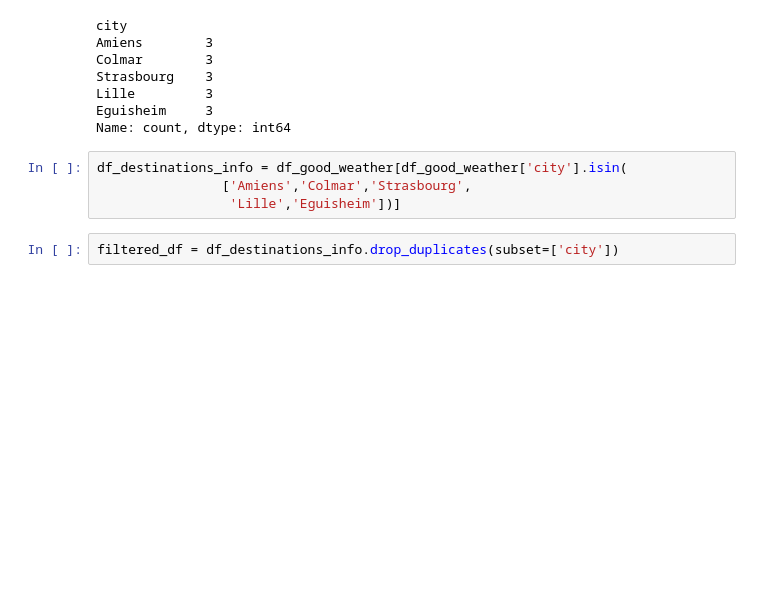
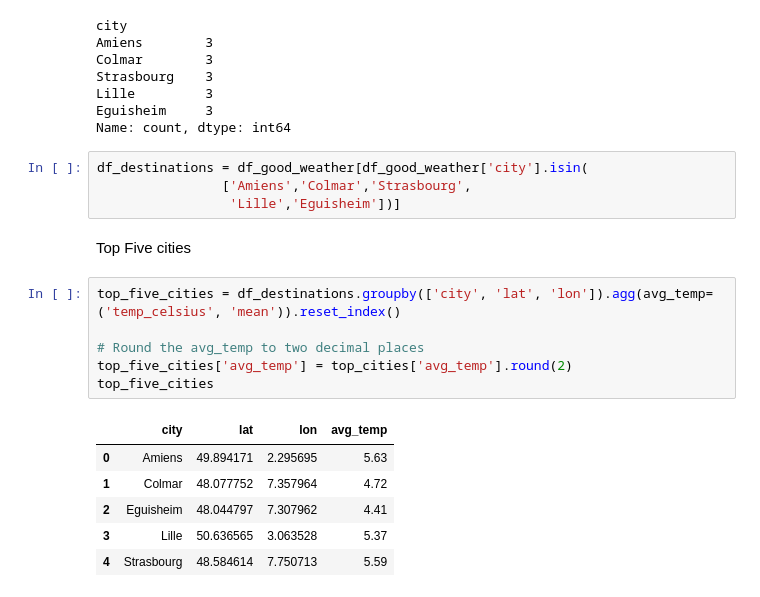
Before and after one commit to YnaPqt/data-management-kayak, a Jupyter notebook: kayak_project.ipynb, the cells around one changed output. Drawn from its saved outputs; the diff is of its cells as text; blank space fills up the shorter version.

```diff
--- a/kayak_project.ipynb
+++ b/kayak_project.ipynb
@@ -486,11 +486,24 @@ Lille         3
 Eguisheim     3
 Name: count, dtype: int64
 # %%
-df_destinations_info = df_good_weather[df_good_weather['city'].isin(
+df_destinations = df_good_weather[df_good_weather['city'].isin(
                 ['Amiens','Colmar','Strasbourg',
                  'Lille','Eguisheim'])]
-# %%
-filtered_df = df_destinations_info.drop_duplicates(subset=['city'])
+# %% [markdown]
+Top Five cities
+# %%
+top_five_cities = df_destinations.groupby(['city', 'lat', 'lon']).agg(avg_temp=('temp_celsius', 'mean')).reset_index()
+
+# Round the avg_temp to two decimal places
+top_five_cities['avg_temp'] = top_cities['avg_temp'].round(2)
+top_five_cities
+# %% [output]
+|  | city | lat | lon | avg_temp |
+| 0 | Amiens | 49.894171 | 2.295695 | 5.63 |
+| 1 | Colmar | 48.077752 | 7.357964 | 4.72 |
+| 2 | Eguisheim | 48.044797 | 7.307962 | 4.41 |
+| 3 | Lille | 50.636565 | 3.063528 | 5.37 |
+| 4 | Strasbourg | 48.584614 | 7.750713 | 5.59 |
 # %%
 import plotly.graph_objects as go
 
```
Also changed, not shown: parts of 3 cells of this notebook, 3 other files.
